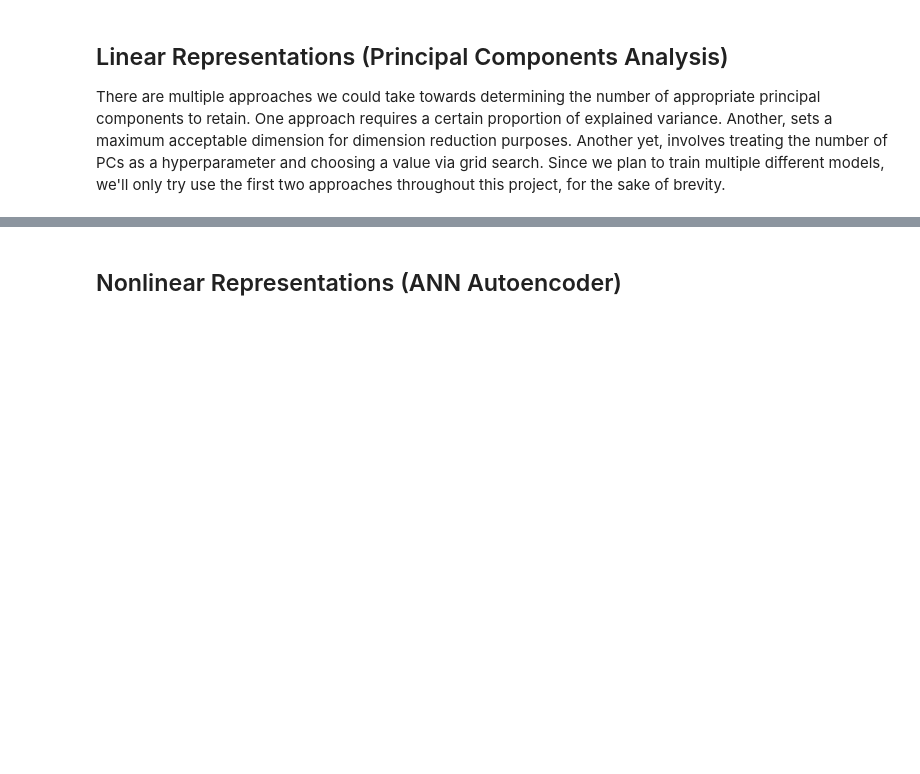
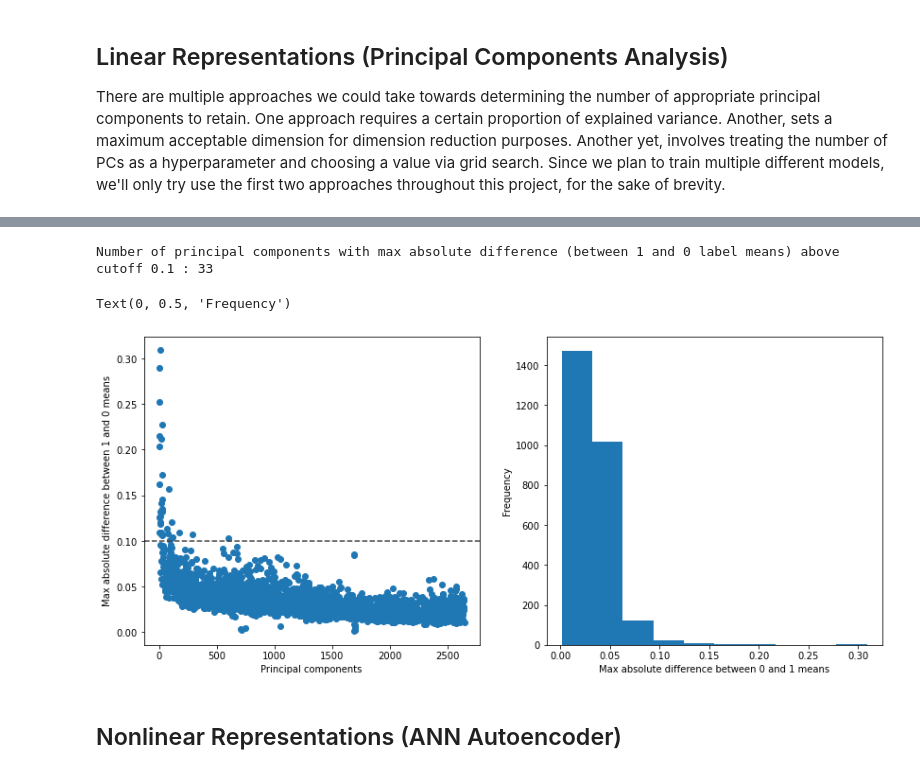
Before and after one commit to BobbyLumpkin/Multilabel-Text-Classification, a Jupyter notebook: tfidf_Dimension_Reduction.ipynb, the cells around one changed output, grey strips where cells are left out. Drawn from its saved outputs; the diff is of its cells as text; code cells hidden in the pictures; blank space fills up the shorter version.

Commit message:
added absolute mean difference to PCA section

```diff
--- a/tfidf_Dimension_Reduction.ipynb
+++ b/tfidf_Dimension_Reduction.ipynb
@@ -34,4 +35,7 @@ X_tfidfTest = npzfile['X_tfidfTest']
 Y_tfidfTrain = npzfile['Y_tfidfTrain']
 Y_tfidfTest = npzfile['Y_tfidfTest']
 feature_names = npzfile['feature_names']
+
+file_object = open('Data/label_list.json',)
+label_list = json.load(file_object)
 # %%
@@ -101,0 +101,41 @@ outfile = "Data/PC_scores_reduced.npz"
+# %%
+## Create dataframes with PC scores and labels for training and test data
+df_train_features = pd.DataFrame(PC_scores_cumVar, columns = PC_list)
+df_train_labels = pd.DataFrame(Y_tfidfTrain, columns = label_list)
+df_test_features = pd.DataFrame(pca.transform(X_tfidfTest)[:, 0 : PCs_retained], columns = PC_list)
+df_test_labels = pd.DataFrame(Y_tfidfTest, columns = label_list)
+# %%
+## For each label, check the differences in the means for scores corresponding to 1-instances and scores corresponding to 0-instances
+## Retain only PCs that sufficiently allow for separation of labels
+
+# New dataframe storing the rows as the principal components and columns as the labels with values
+# indicating the difference between the positive and negative means.
+df_diff = pd.DataFrame(index = PC_list, columns = label_list)
+for label in label_list:
+    df_diff[label] = df_train_features.loc[df_train_labels[label] == 1, PC_list].mean(axis = 0).values - \
+                                df_train_features.loc[df_train_labels[label] == 0, PC_list].mean(axis = 0).values
+df_diff["mod_max_diff"] = np.abs(df_diff[label_list]).max(axis = 1)
+
+target_difference_cutoff = 0.1
+print("Number of principal components with max absolute difference (between 1 and 0 label means) above cutoff " +
+      f"{target_difference_cutoff} : {df_diff[df_diff['mod_max_diff'] >= target_difference_cutoff].shape[0]}")
+
+separable_PC_list = df_diff.loc[df_diff['mod_max_diff'] >= target_difference_cutoff].index.values
+
+# Plotting the principal components' max absolute differences
+fig = plt.figure(figsize=(14,6))
+ax = fig.add_subplot(121)
+ax.scatter(np.arange(1, df_diff.shape[0]+1), df_diff["mod_max_diff"])
+ax.set_xlabel("Principal components")
+ax.set_ylabel("Max absolute difference between 1 and 0 means")
+ax.set_xlim()
+ax.hlines(target_difference_cutoff, ax.get_xlim()[0], ax.get_xlim()[1], linestyles="--", color=plt.cm.Greys(200))
+
+ax2 = fig.add_subplot(122)
+ax2.hist(df_diff["mod_max_diff"])
+ax2.set_xlabel("Max absolute difference between 0 and 1 means")
+ax2.set_ylabel("Frequency")
+# %% [output]
+Number of principal components with max absolute difference (between 1 and 0 label means) above cutoff 0.1 : 33
+Text(0, 0.5, 'Frequency')
+[figure, added]
```
Also changed, not shown: parts of 6 cells of this notebook.
